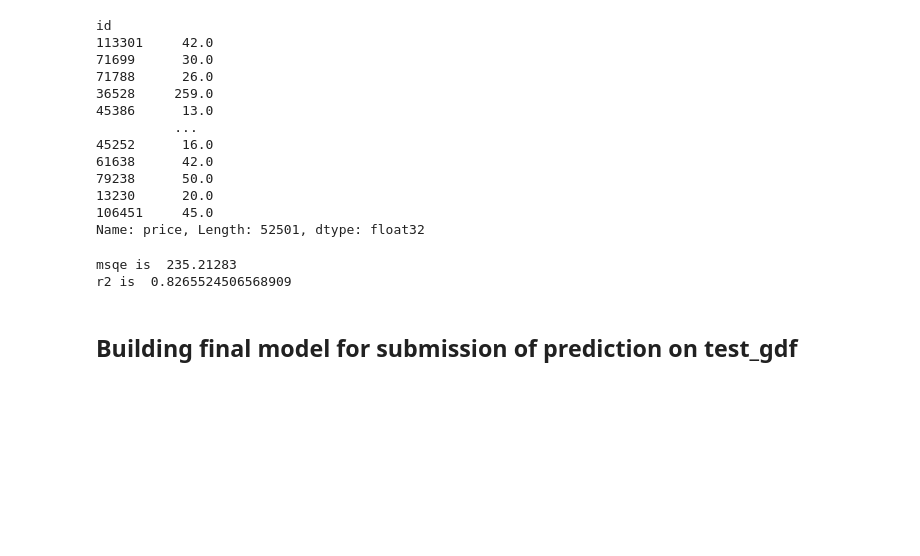
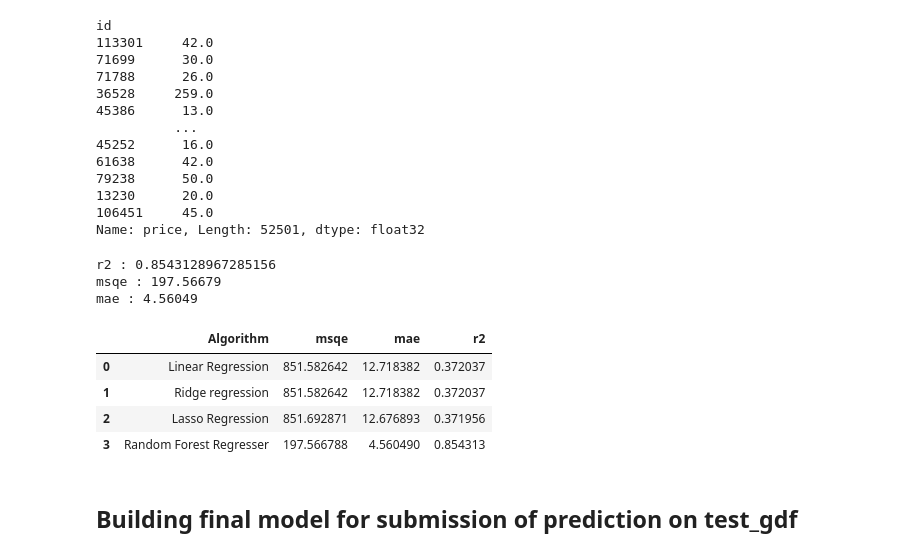
Before and after one commit to CLASHERBROs/data-science-evaluation, a Jupyter notebook: Paritosh_DS_LAB_EVAL.ipynb, the cells around one changed output. Drawn from its saved outputs; the diff is of its cells as text; code cells hidden in the pictures; blank space fills up the shorter version.

Commit message:
Algorithm Analysis

```diff
--- a/Paritosh_DS_LAB_EVAL.ipynb
+++ b/Paritosh_DS_LAB_EVAL.ipynb
@@ -456,0 +518,18 @@ X_tr, X_te, Y_tr, Y_te = train_test_split(xtrain_scaled, Y, train_size=0.7, rand
+# %%
+from cuml.linear_model import Lasso
+ls = Lasso(alpha = 0.1)
+result_lasso = ls.fit(X_tr, Y_tr)
+print("Coefficients:")
+print(result_lasso.coef_)
+print("intercept:")
+print(result_lasso.intercept_)
+preds = result_lasso.predict(X_te)
+msq=cuml.metrics.regression.mean_squared_error(Y_te,preds)
+r2=cuml.metrics.regression.r2_score(Y_te,preds)
+err=cuml.metrics.regression.mean_absolute_error(Y_te,preds)
+print('r2 :',r2)
+print('msqe :',msq)
+print('mae :',err)
+msql.append(msq)
+r2l.append(r2)
+mael.append(err)
@@ -457,6 +552,6 @@ X_tr, X_te, Y_tr, Y_te = train_test_split(xtrain_scaled, Y, train_size=0.7, rand
 # %%
 from cuml.ensemble import RandomForestRegressor as curfr
-cuml_model = curfr(max_features=1.0, n_bins=128,
+cuml_model = curfr(max_features=1.0, n_bins=512,
                     min_samples_leaf=1,
                     min_samples_split=2,
                     n_estimators=800, accuracy_metric='r2')
@@ -503,14 +598,32 @@ id
 106451     45.0
 Name: price, Length: 52501, dtype: float32
 # %%
-import cuml
 msq=cuml.metrics.regression.mean_squared_error(Y_te,pred)
 r2=cuml.metrics.regression.r2_score(Y_te,pred)
-print('msqe is ',msq)
-print('r2 is ',r2)
+err=cuml.metrics.regression.mean_absolute_error(Y_te,pred)
+print('r2 :',r2)
+print('msqe :',msq)
+print('mae :',err)
+msql.append(msq)
+r2l.append(r2)
+mael.append(err)
 # %% [output]
-msqe is  235.21283
-r2 is  0.8265524506568909
+r2 : 0.8543128967285156
+msqe : 197.56679
+mae : 4.56049
+# %%
+algo_df=pd.DataFrame(['Linear Regression','Ridge regression', 'Lasso Regression ', 'Random Forest Regresser '],columns=['Algorithm'])
+# %%
+algo_df['msqe']=msql
+algo_df['mae']=mael
+algo_df['r2']=r2l
+algo_df
+# %% [output]
+|  | Algorithm | msqe | mae | r2 |
+| 0 | Linear Regression | 851.582642 | 12.718382 | 0.372037 |
+| 1 | Ridge regression | 851.582642 | 12.718382 | 0.372037 |
+| 2 | Lasso Regression | 851.692871 | 12.676893 | 0.371956 |
+| 3 | Random Forest Regresser | 197.566788 | 4.560490 | 0.854313 |
 # %% [markdown]
 ## Building final model for submission of prediction on test_gdf
 # %%
```
Also changed, not shown: parts of 12 cells of this notebook.
